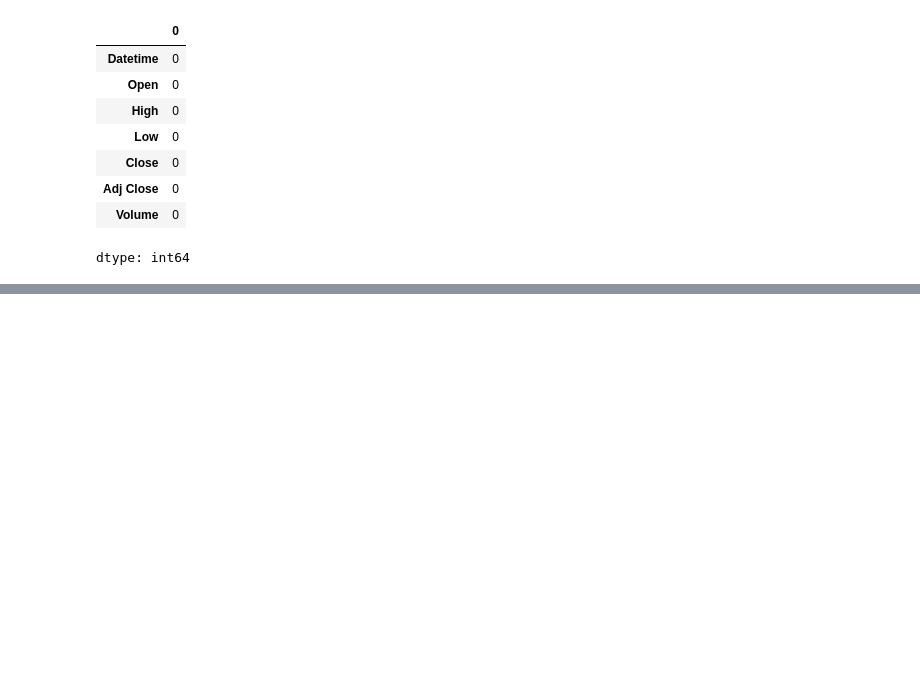
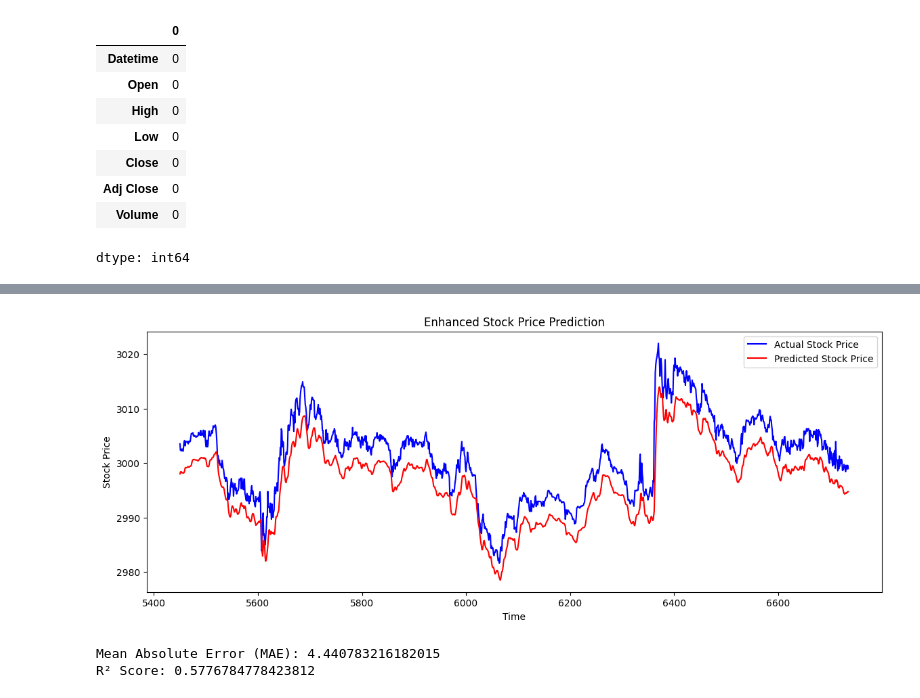
Before and after one commit to awaiskhan005/DATA-SCIENCE-AND-AI-, a Jupyter notebook: AMIT_ARROR_STOKC_PREDICTION_PROJECT.ipynb, the cells around one changed output, grey strips where cells are left out. Drawn from its saved outputs; the diff is of its cells as text; code cells hidden in the pictures; blank space fills up the shorter version.

```diff
--- a/AMIT_ARROR_STOKC_PREDICTION_PROJECT.ipynb
+++ b/AMIT_ARROR_STOKC_PREDICTION_PROJECT.ipynb
@@ -37,0 +159,14 @@ dtype: int64
+# %%
+# Fill NaNs created by rolling windows
+stock_data.fillna(method='bfill', inplace=True)
+# %%
+# Scaling
+scaler = MinMaxScaler(feature_range=(0,1))
+
+# Choose relevant columns: we'll include the new moving averages in the feature set
+scaled_data = scaler.fit_transform(stock_data[['Open', 'High', 'Low', 'Close', 'Volume', 'MA20', 'MA50']])
+
+# Split data into training and test sets (80% training, 20% test)
+training_data_len = int(np.ceil(0.8 * len(scaled_data)))
+train_data = scaled_data[:training_data_len]
+test_data = scaled_data[training_data_len:]
@@ -37,0 +231,22 @@ dtype: int64
+# %%
+# Predicting and scaling back the predicted values
+predicted_prices = model.predict(X_test)
+predicted_prices = scaler.inverse_transform([[0, 0, 0, pred, 0, 0, 0] for pred in predicted_prices[:, 0]])[:, 3]
+
+# Visualizing
+import matplotlib.pyplot as plt
+
+plt.figure(figsize=(14,5))
+
+# Adjust the slicing to match the length of y_test
+# The original slicing was causing the mismatch in dimensions.
+# Using y_test to determine the length ensures that the 'Actual' and 'Predicted' arrays have the same number of elements.
+plt.plot(stock_data.index[-len(y_test):], scaler.inverse_transform(test_data[60:60+len(y_test)])[:, 3], color='blue', label='Actual Stock Price')
+
+plt.plot(stock_data.index[-len(y_test):], predicted_prices, color='red', label='Predicted Stock Price')
+plt.title('Enhanced Stock Price Prediction')
+plt.xlabel('Time')
+plt.ylabel('Stock Price')
+plt.legend()
+plt.show()
+# %% [output]
@@ -37,0 +254,15 @@ dtype: int64
+[figure, added]
+# %%
+# Ensure the lengths of actual and predicted data are the same
+actual_prices = scaler.inverse_transform(test_data)[:, 3][-len(predicted_prices):]  # Adjust the test data to match the length of predicted prices
+
+# Calculate MAE
+mae = mean_absolute_error(actual_prices, predicted_prices)
+print(f'Mean Absolute Error (MAE): {mae}')
+
+# Calculate R² Score
+r2 = r2_score(actual_prices, predicted_prices)
+print(f'R² Score: {r2}')
+# %% [output]
+Mean Absolute Error (MAE): 4.440783216182015
+R² Score: 0.5776784778423812
```
Also changed, not shown: parts of 15 cells of this notebook.
